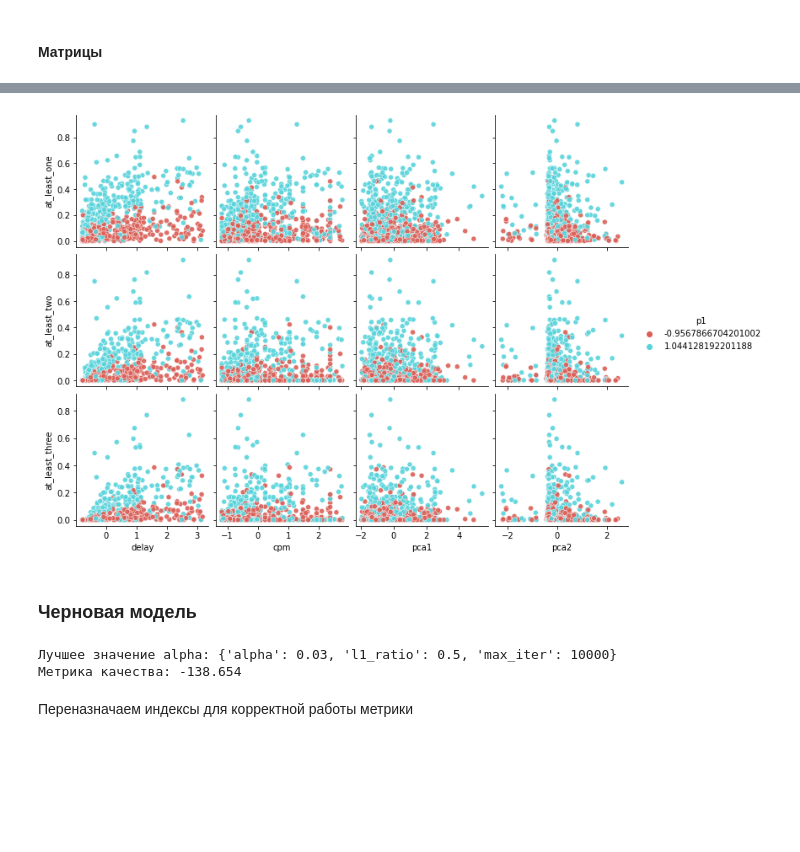
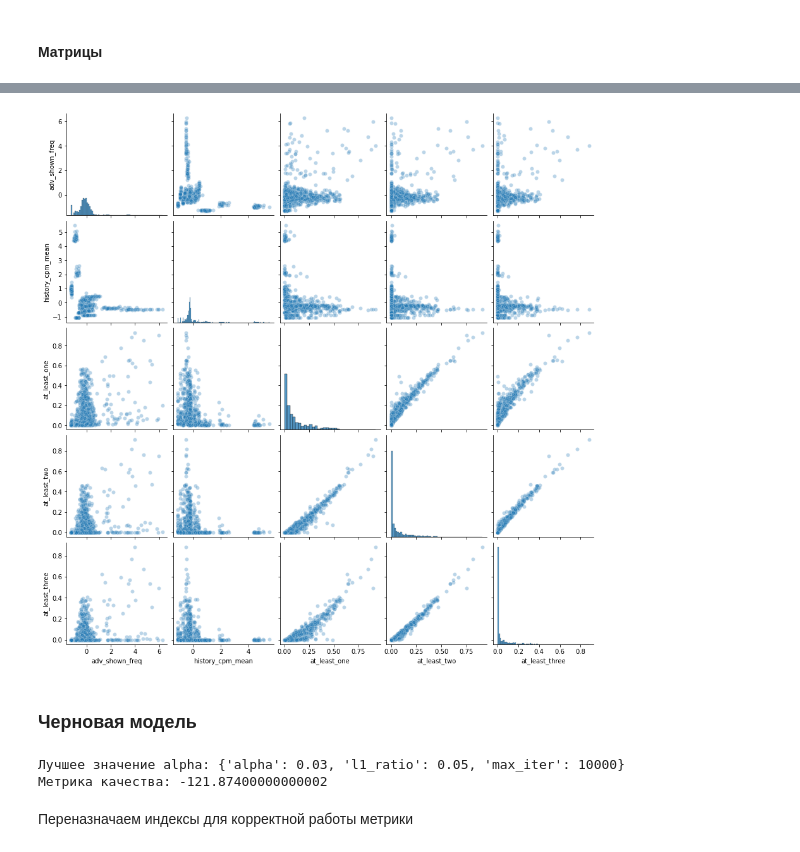
Before and after one commit to TimurPshITMO/VK_LL_2025, a Jupyter notebook: data_view.ipynb, the cells around one changed output, grey strips where cells are left out. Saved outputs shown, nothing was run; the diff lists cells and outputs as text; code cells hidden in the pictures; blank space fills up the shorter version.

Commit message:
fix: new features are added, such as history_cpm_mean and adv_shown_freq

```diff
--- a/data_view.ipynb
+++ b/data_view.ipynb
@@ -212,8 +218,6 @@ for index, row in X.iterrows():
 X = pd.concat([X, users_features], axis=1)
 # %%
 # вытаскиваем фичи по publishers
-
-publishers_amount = 21
 
 publishers_features = pd.DataFrame(columns=['p'+str(i) for i in range(1,publishers_amount+1)])
 
@@ -223,6 +227,8 @@ for index, row in X.iterrows():
 
     publishers_features.loc[index] = [int(i in publishers) for i in range(1,publishers_amount+1)]
 
+publishers_features = user_publishers_props.values * publishers_features
+
 X = pd.concat([X, publishers_features], axis=1)
 # %% [markdown]
 Преобразование
@@ -232,11 +238,13 @@ for column in X.columns:
         continue
     X[column] = (X[column] - X[column].mean()) / X[column].std()
 # %%
-from sklearn.decomposition import PCA
+# возможность для разделения главными компонентами
 
-X[['pca1','pca2']] = PCA(2).fit_transform(X[['city_count', 'audience_size']])
+# from sklearn.decomposition import PCA
+
+# X[['pca1','pca2']] = PCA(2).fit_transform(X[['city_count', 'audience_size']])
 # %%
-X['publishers_count'] = X['publishers'].apply(lambda s: s.count(','))
+X['publishers_count'] = X['publishers'].apply(lambda s: s.count(',')+1)
 # %% [markdown]
 Удаление
 # %%
@@ -261,15 +278,14 @@ plt.show()
 # %%
-pp = sns.pairplot(df,
-             x_vars = ['delay','cpm', 'pca1', 'pca2'],
-             y_vars = ['at_least_one', 'at_least_two', 'at_least_three'],
-             hue='p1',
-             plot_kws = dict(alpha = 0.9),
-             height = 2.5,
-             palette=sns.color_palette("hls", 2))
+pp = sns.pairplot(df[['adv_shown_freq', 'history_cpm_mean',
+                      'at_least_one', 'at_least_two', 'at_least_three']],
+             #x_vars = ['p1', 'history_cpm_mean'],
+             #y_vars = ['at_least_one', 'at_least_two', 'at_least_three'],
+             plot_kws = dict(alpha = 0.3),
+             height = 2.5)
 #pp.map(sns.regplot, scatter = False)
 plt.show()
 # %% [output]
-[figure, old version]
+[figure, new version]
 # %% [markdown]
 ### Черновая модель
 # %%
@@ -292,38 +311,48 @@ X_train = X_train.fillna(0)
 normalizer_x = StandardScaler().fit(X_train)
 X_train = normalizer_x.transform(X_train)
 # %%
-# Импорт класса Ridge из модуля linear_model scikit-learn
 from sklearn.linear_model import MultiTaskElasticNet
+# from sklearn.svm import SVR
 
 # Импорт класса GridSearchCV из модуля model_selection scikit-learn
 from sklearn.model_selection import GridSearchCV
 from sklearn.metrics import make_scorer
 
 # Создание словаря, содержащего потенциальные значения альфа
-alpha_values = {
+param_grid_en = {
     'alpha' : [0.001, 0.005, 0.008, 0.01, 0.03, 0.05, 0.1, 0.3, 0.4, 0.5, 0.6, 0.8, 1, 2, 3, 5, 8, 10, 20, 50, 100],
-    'l1_ratio' : [0.001, 0.01,0.05, 0.1, 0.3, 0.5, 0.7, 0.8, 0.9, 0.99, 0.999, 1],
+    'l1_ratio' : [0.001, 0.01, 0.05, 0.1, 0.3, 0.5, 0.7, 0.8, 0.9, 0.99, 0.999, 1],
     'max_iter' : [10000]
 }
 
-# Передача в GridSearchCV Ridge-модели, потенциальных альфа-значений,
+param_grid_svm = {
+    'kernel' : ['linear', 'poly', 'rbf'],
+    'degree' : [1, 2, 3, 4, 5],
+    'gamma' : ['scale', 'auto'],
+    'epsilon' : [1e-5, 0.001, 0.01, 0.1],
+    'coef0' : [0, 1],
+    'tol' : [1e-5, 1e-3, 0.1],
+}
+
+# Передача в GridSearchCV модели, потенциальных альфа-значений,
 # метрики качества
 model = GridSearchCV(MultiTaskElasticNet(),
-                     alpha_values,
+                     param_grid_en,
                      scoring=make_scorer(get_metric_for_ndarray, greater_is_better=False),
                      #scoring='explained_variance',
-                     cv=15)
+                     cv=10)
 
 res = model.fit(X_train, Y_train.values)
+#res = model.fit(X_train, Y_train.values[:,0])
 
 # обучение модели
 print('Лучшее значение alpha:', res.best_params_)
 
-# Вывод среднего значения neg_mean_squared_error
+# Вывод метрики качества
 print('Метрика качества:', res.best_score_)
 # %% [output]
-Лучшее значение alpha: {'alpha': 0.03, 'l1_ratio': 0.5, 'max_iter': 10000}
-Метрика качества: -138.654
+Лучшее значение alpha: {'alpha': 0.03, 'l1_ratio': 0.05, 'max_iter': 10000}
+Метрика качества: -121.87400000000002
 # %% [markdown]
 Переназначаем индексы для корректной работы метрики
 # %%
```
Also changed, not shown: parts of 11 cells of this notebook.
